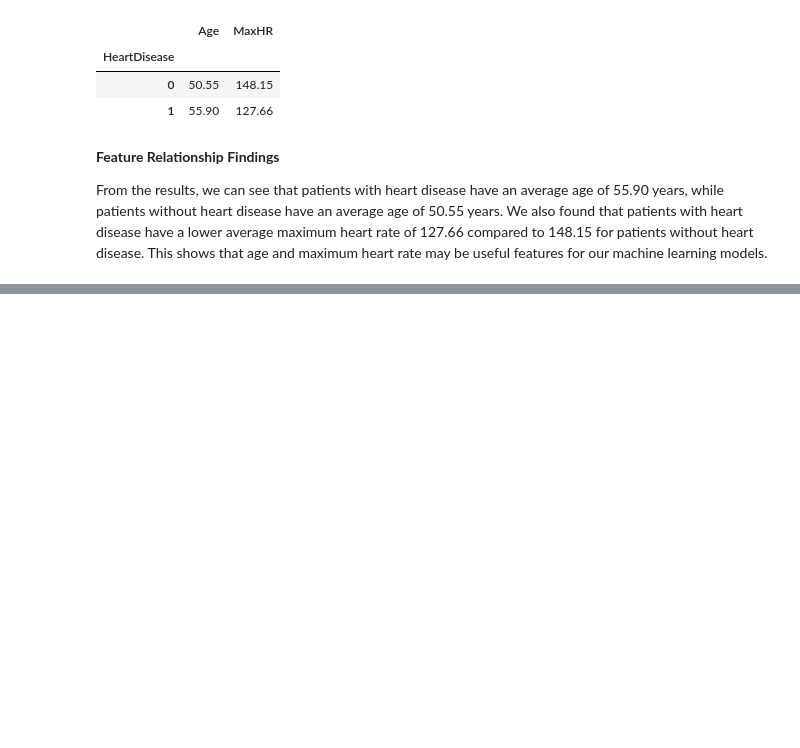
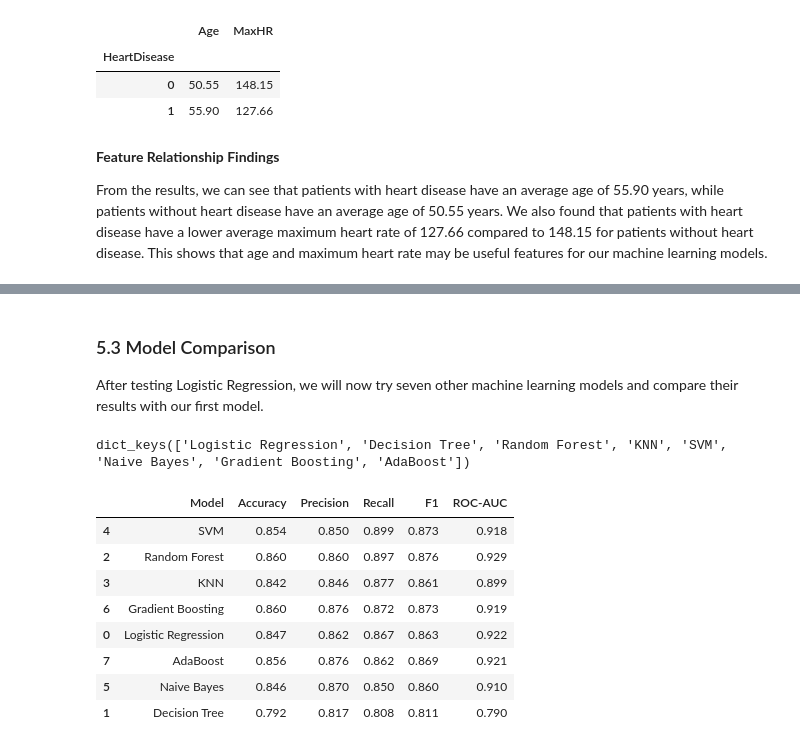
Before and after one commit to gautam-jenis/heart-disease-prediction, a Jupyter notebook: heart_disease_project.ipynb, the cells around one changed output, grey strips where cells are left out. Cells and saved outputs as stored; diff of their text form; code cells hidden in the pictures; blank space fills up the shorter version.

```diff
--- a/heart_disease_project.ipynb
+++ b/heart_disease_project.ipynb
@@ -192,0 +411,65 @@ From the results, we can see that patients with heart disease have an average ag
+# %% [markdown]
+### 5.3 Model Comparison
+
+After testing Logistic Regression, we will now try seven other machine learning models and compare their results with our first model.
+# %%
+from sklearn.tree import DecisionTreeClassifier
+from sklearn.ensemble import RandomForestClassifier, GradientBoostingClassifier, AdaBoostClassifier
+from sklearn.neighbors import KNeighborsClassifier
+from sklearn.svm import SVC
+from sklearn.naive_bayes import GaussianNB
+
+models = {
+    "Logistic Regression": LogisticRegression(max_iter=1000, random_state=42),
+    "Decision Tree": DecisionTreeClassifier(random_state=42),
+    "Random Forest": RandomForestClassifier(random_state=42),
+    "KNN": KNeighborsClassifier(),
+    "SVM": SVC(random_state=42),
+    "Naive Bayes": GaussianNB(),
+    "Gradient Boosting": GradientBoostingClassifier(random_state=42),
+    "AdaBoost": AdaBoostClassifier(random_state=42)
+}
+
+models.keys()
+# %% [output]
+dict_keys(['Logistic Regression', 'Decision Tree', 'Random Forest', 'KNN', 'SVM', 'Naive Bayes', 'Gradient Boosting', 'AdaBoost'])
+# %%
+results = []
+
+metrics = ["accuracy", "precision", "recall", "f1", "roc_auc"]
+
+for name, model in models.items():
+    model_pipeline = Pipeline([
+        ("preprocessor", preprocessor),
+        ("classifier", model)
+    ])
+
+    scores = cross_validate(
+        model_pipeline,
+        X_train_clean,
+        y_train,
+        cv=cv,
+        scoring=metrics
+    )
+
+    results.append({
+        "Model": name,
+        "Accuracy": scores["test_accuracy"].mean(),
+        "Precision": scores["test_precision"].mean(),
+        "Recall": scores["test_recall"].mean(),
+        "F1": scores["test_f1"].mean(),
+        "ROC-AUC": scores["test_roc_auc"].mean()
+    })
+
+results_df = pd.DataFrame(results)
+results_df.sort_values(by="Recall", ascending=False).round(3)
+# %% [output]
+|  | Model | Accuracy | Precision | Recall | F1 | ROC-AUC |
+| 4 | SVM | 0.854 | 0.850 | 0.899 | 0.873 | 0.918 |
+| 2 | Random Forest | 0.860 | 0.860 | 0.897 | 0.876 | 0.929 |
+| 3 | KNN | 0.842 | 0.846 | 0.877 | 0.861 | 0.899 |
+| 6 | Gradient Boosting | 0.860 | 0.876 | 0.872 | 0.873 | 0.919 |
+| 0 | Logistic Regression | 0.847 | 0.862 | 0.867 | 0.863 | 0.922 |
+| 7 | AdaBoost | 0.856 | 0.876 | 0.862 | 0.869 | 0.921 |
+| 5 | Naive Bayes | 0.846 | 0.870 | 0.850 | 0.860 | 0.910 |
+| 1 | Decision Tree | 0.792 | 0.817 | 0.808 | 0.811 | 0.790 |
```
Also changed, not shown: parts of 17 cells of this notebook.
